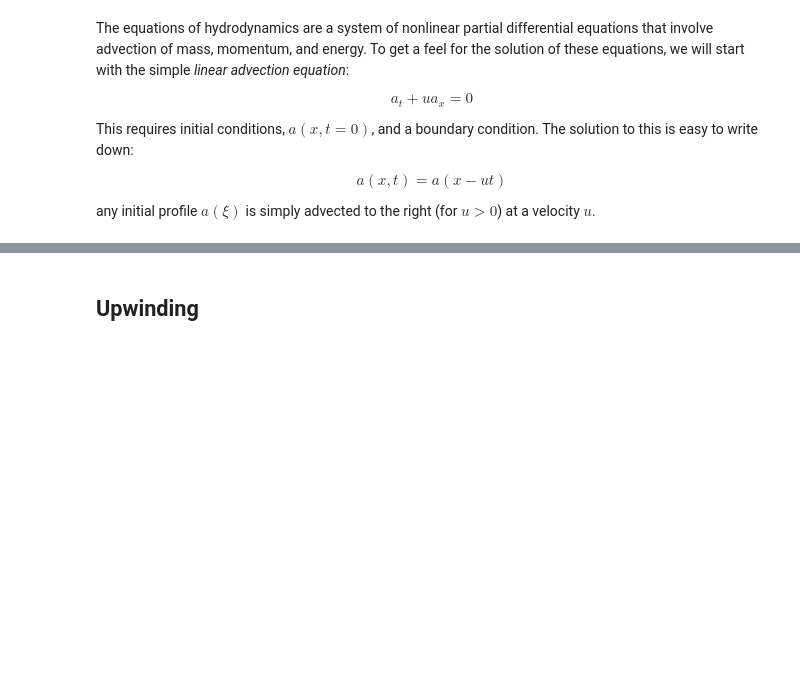
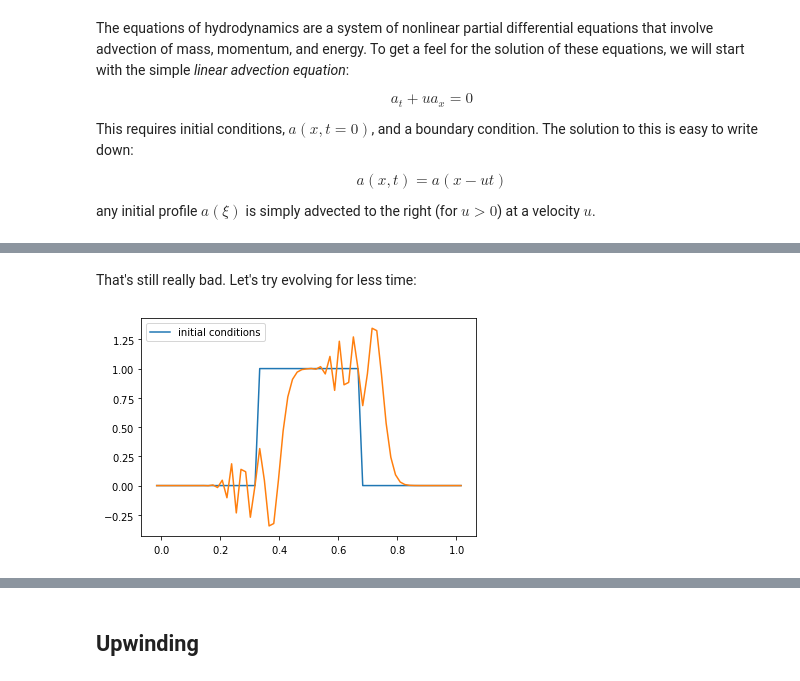
Before and after one commit to zingale/comp_astro_tutorial, a Jupyter notebook: content/05-advection/advection-partI.ipynb, the cells around one changed output, grey strips where cells are left out. Drawn from its saved outputs; the diff is of its cells as text; code cells hidden in the pictures; blank space fills up the shorter version.

```diff
--- a/content/05-advection/advection-partI.ipynb
+++ b/content/05-advection/advection-partI.ipynb
@@ -27,0 +179,7 @@ This would look like
+# %% [markdown]
+That's still really bad.  Let's try evolving for less time:
+# %%
+g = ftcs_advection(nx, u, C, init_cond=tophat, num_periods=0.1)
+fig = g.plot()
+# %% [output]
+[figure, added]
```
Also changed, not shown: parts of 23 cells of this notebook, 3 other files.
